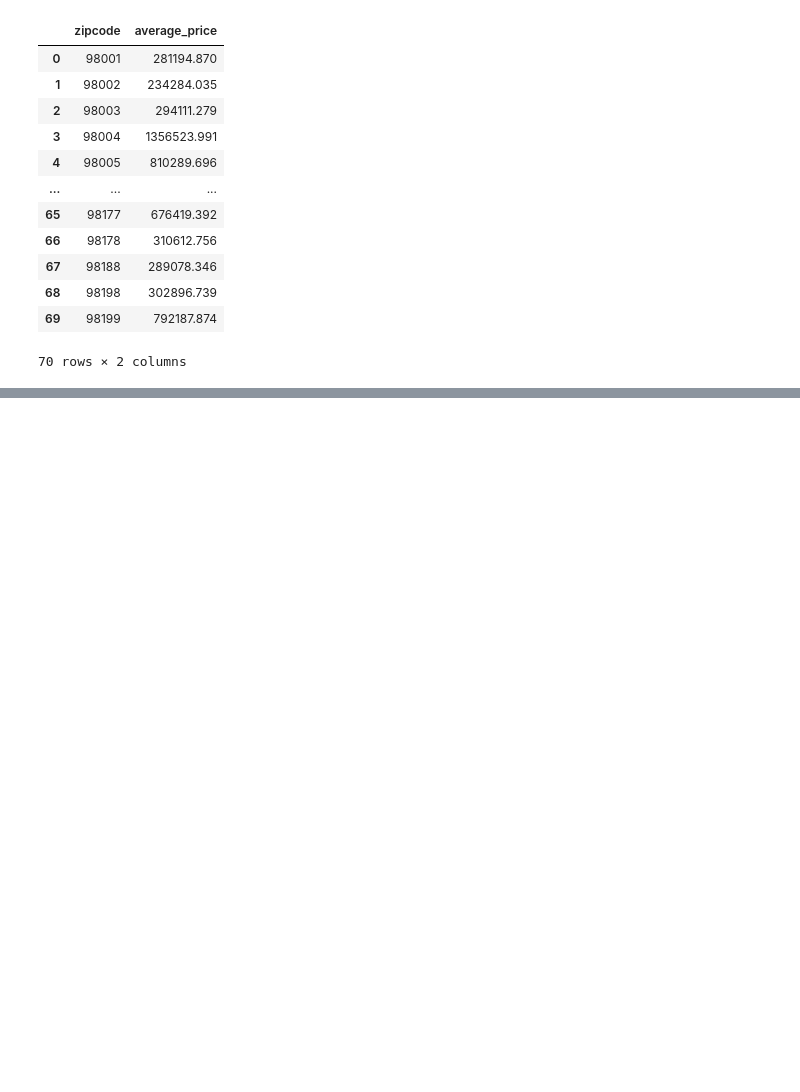
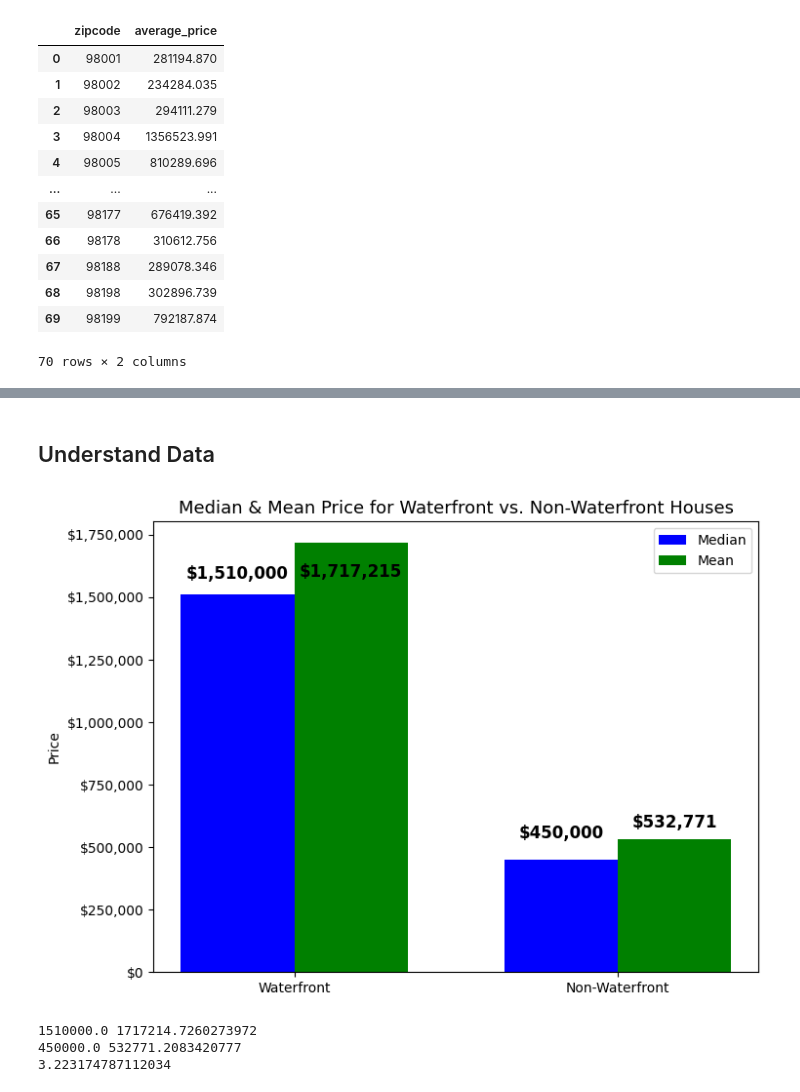
Before and after one commit to PaulZbigniew/ds-eda-project-paul, a Jupyter notebook: EDA.ipynb, the cells around one changed output, grey strips where cells are left out. Saved outputs shown, nothing was run; the diff lists cells and outputs as text; code cells hidden in the pictures; blank space fills up the shorter version.

```diff
--- a/EDA.ipynb
+++ b/EDA.ipynb
@@ -143,7 +221,13 @@ dtype: object
 # %%
+# drop columns we don't need
+
+df_clean = df1.copy()
+
+df_clean.drop(["house_id", "yr_renovated", 'yr_built', 'id.1', 'view'], axis=1, inplace=True)
+df_clean.drop(["sqft_above", "sqft_basement"], axis=1, inplace=True)
+
 # change values to integer
 
-df_clean = df.copy()
 df_clean.price = df_clean.price.astype(int)
 df_clean.sqft_living15 = df_clean.sqft_living15.astype(int)
 df_clean.sqft_lot15 = df_clean.sqft_lot15.astype(int)
@@ -152,3 +236,7 @@ df_clean.sqft_lot = df_clean.sqft_lot.astype(int)
 df_clean.bedrooms = df_clean.bedrooms.astype(int)
 df_clean.bathrooms = df_clean.bathrooms.astype(int)
 df_clean.floors = df_clean.floors.astype(int)
+#df_clean.sqft_above = df_clean.sqft_above.astype(int)
+#df_clean.sqft_basement = df_clean.sqft_basement.astype(int)
+#df_clean.waterfront = df_clean.floors.astype(int)
+df_clean
@@ -155,5 +256,0 @@ df_clean.floors = df_clean.floors.astype(int)
-# %%
-# drop columns we don't need
-
-df_clean.drop(["house_id", "yr_renovated", ], axis=1, inplace=True)
-df_clean.head()
@@ -193,0 +286,49 @@ mean_price_per_zipcode
+# %% [markdown]
+## Understand Data
+# %%
+import matplotlib.pyplot as plt
+import matplotlib.ticker as mtick  # Import the ticker module
+
+# Calculate median and mean price for waterfront houses
+median_price_waterfront = df_clean[df_clean['waterfront'] == 1]['price'].median()
+mean_price_waterfront = df_clean[df_clean['waterfront'] == 1]['price'].mean()
+
+# Calculate median and mean price for non-waterfront houses
+median_price_non_waterfront = df_clean[df_clean['waterfront'] == 0]['price'].median()
+mean_price_non_waterfront = df_clean[df_clean['waterfront'] == 0]['price'].mean()
+
+# Create a bar chart
+plt.figure(figsize=(8, 6))
+bar_width = 0.35
+index = range(2)
+
+plt.bar(index, [median_price_waterfront, median_price_non_waterfront], width=bar_width, label='Median', color='blue')
+plt.bar([i + bar_width for i in index], [mean_price_waterfront, mean_price_non_waterfront], width=bar_width, label='Mean', color='green')
+
+plt.ylabel('Price')
+plt.title('Median & Mean Price for Waterfront vs. Non-Waterfront Houses', fontsize=13)
+plt.xticks([i + bar_width / 2 for i in index], ['Waterfront', 'Non-Waterfront'])
+plt.legend()
+
+# Custom positions for labels
+label_positions = [0, 0.35, 1, 1.35]  # X-coordinates for the labels
+y_offsets = [50000, -150000, 70000, 30000]  # Y-offsets for the labels
+
+# Format y-axis as currency
+plt.gca().yaxis.set_major_formatter(mtick.StrMethodFormatter('${x:,.0f}'))
+
+# Add labels to the bars with custom positions and y-offsets
+for i, v in enumerate([median_price_waterfront, mean_price_waterfront, median_price_non_waterfront, mean_price_non_waterfront]):
+    plt.text(label_positions[i], v + y_offsets[i], f'${v:,.0f}', ha='center', va='bottom', fontsize=12, fontweight='bold')
+
+plt.show()
+# %% [output]
+[figure, added]
+# %%
+print(median_price_waterfront, mean_price_waterfront)
+print(median_price_non_waterfront, mean_price_non_waterfront)
+print(mean_price_waterfront / mean_price_non_waterfront)
+# %% [output]
+1510000.0 1717214.7260273972
+450000.0 532771.2083420777
+3.223174787112034
```
Also changed, not shown: parts of 41 cells of this notebook, 10 other files.
